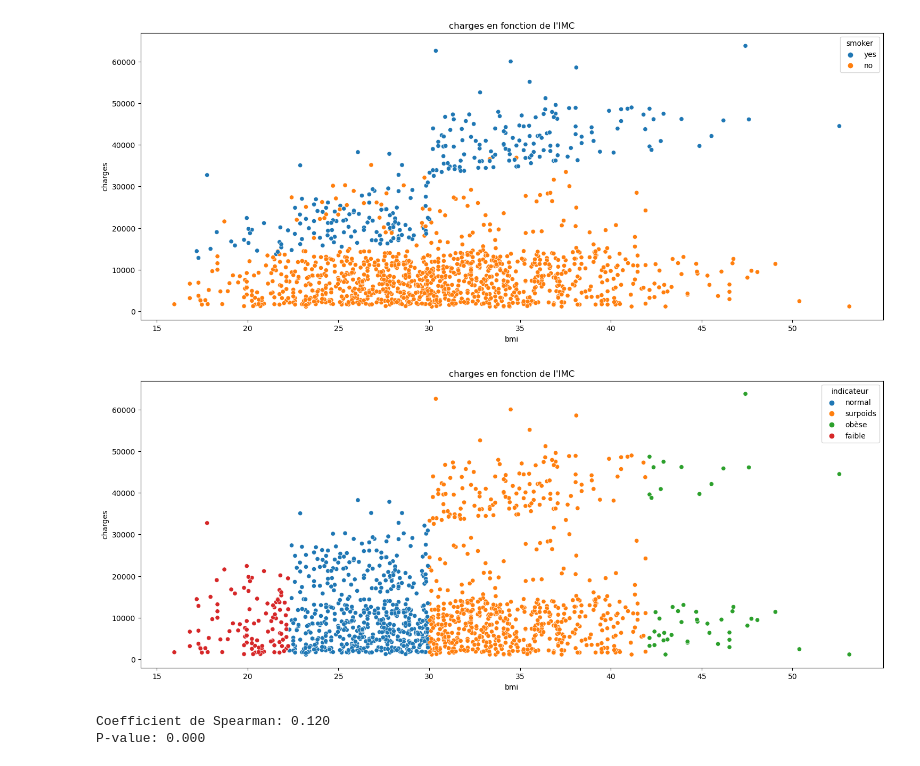
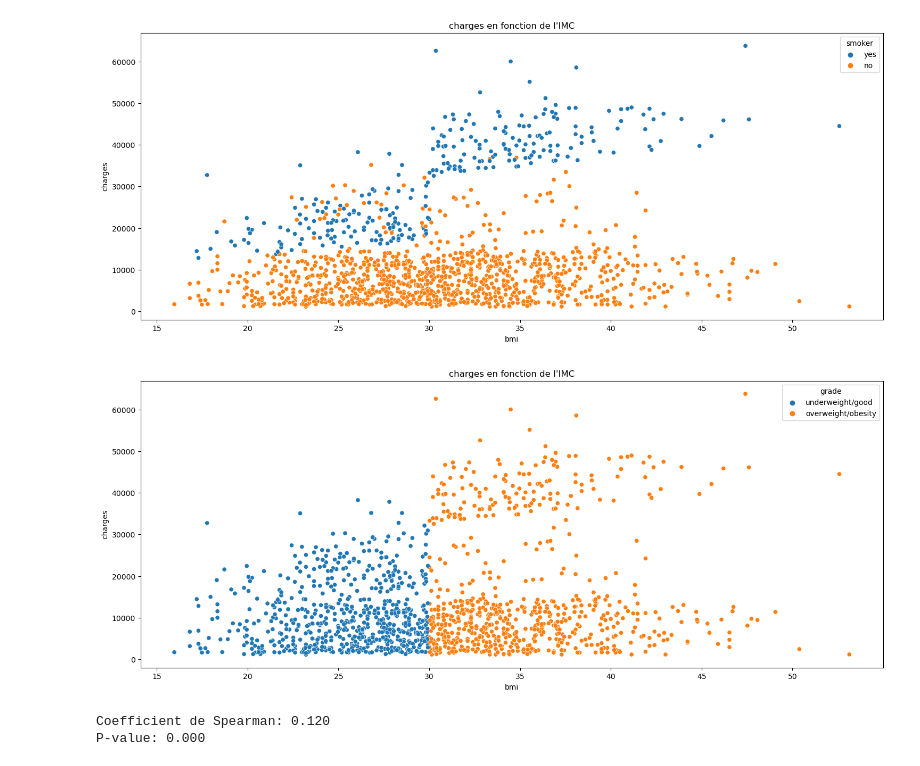
Before and after one commit to EliasMez/assurance, a Jupyter notebook: analyse.ipynb, the cells around one changed output. Saved outputs shown, nothing was run; the diff lists cells and outputs as text; code cells hidden in the pictures.

```diff
--- a/analyse.ipynb
+++ b/analyse.ipynb
@@ -22,7 +22,7 @@ from math import sqrt
 # %% [markdown]
 ### import du csv
 # %%
-df_assurance = pd.read_csv("cleaning_assurance.csv")
+df_assurance = pd.read_csv("csv/cleaning_assurance.csv")
 df_assurance.head()
 # %% [output]
 |  | age | sex | bmi | children | smoker | region | charges |
@@ -540,25 +554,14 @@ df_assurance['age'].corr(df_assurance['charges'])
 Coefficient de Spearman: 0.534
 P-value: 0.000
 0.2983082125097863
-# %%
-def indicateur(bmi) :
-    if bmi < 30:
-        return 'faible'
-    if bmi >= 30 :
-        return 'élevé'
-
-def indicateur(bmi) :
-    if bmi < 22.3:
-        return 'faible'
-    if bmi >= 22.3 and bmi < 30:
-        return 'normal'
-    if bmi >= 30 and bmi < 42:
-        return 'surpoids'
-    if bmi >= 42:
-        return 'obèse'
-
-
-df_assurance['indicateur'] = df_assurance['bmi'].apply(lambda x: indicateur(x))
+# %%
+def get_grade(bmi) :
+    if bmi < 30:
+        return 'underweight/good'
+    if bmi >= 30 :
+        return 'overweight/obesity'
+
+df_assurance['grade'] = df_assurance['bmi'].apply(lambda x: get_grade(x))
 # %%
 plt.figure(figsize=(18,7))
 plt.title("charges en fonction de l'IMC")
@@ -569,10 +572,10 @@ plt.show()
 # %%
 plt.figure(figsize=(18,7))
 plt.title("charges en fonction de l'IMC")
-sns.scatterplot(data = df_assurance, x="bmi", y="charges", hue="indicateur")
+sns.scatterplot(data = df_assurance, x="bmi", y="charges", hue="grade")
 plt.show()
 # %% [output]
-[figure, old version]
+[figure, new version]
 # %%
 coeff, p_value = spearmanr(df_assurance['bmi'], df_assurance['charges'])
 print('Coefficient de Spearman: %0.3f' % coeff)
```
Also changed, not shown: parts of 32 cells of this notebook, 7 other files.
